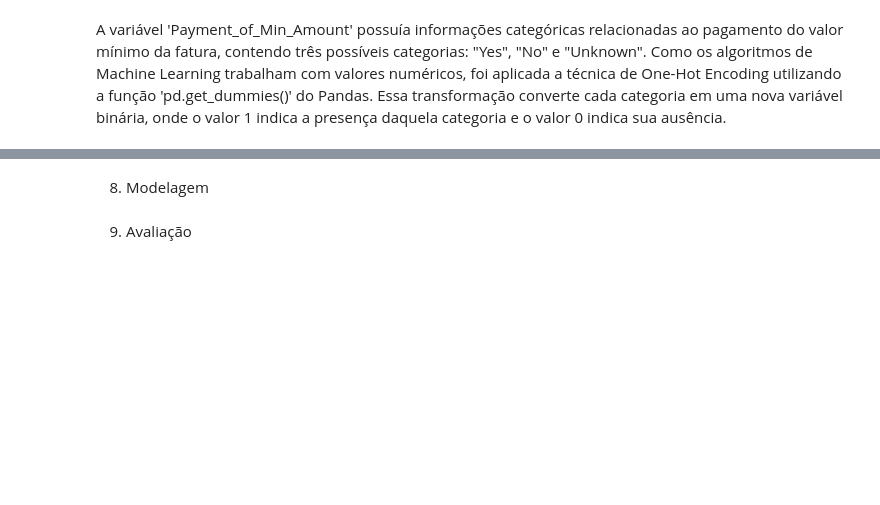
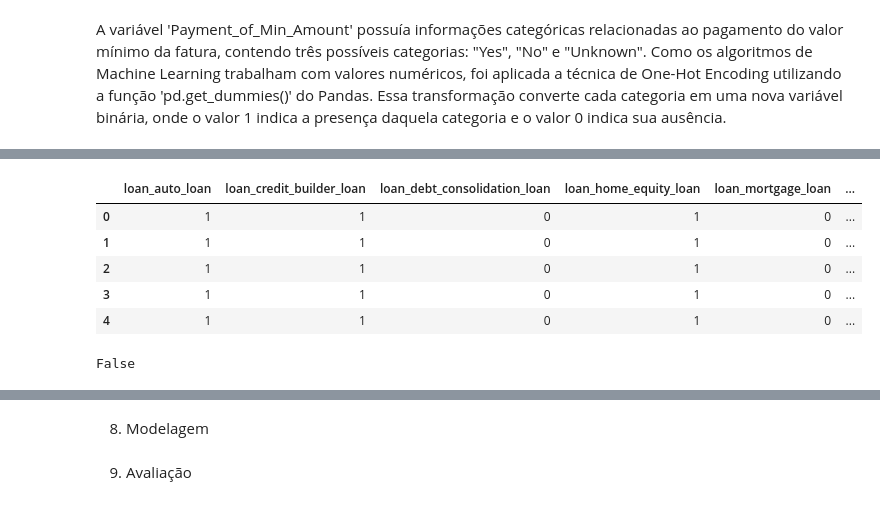
Before and after one commit to brunahirschle/Projeto-Final-DG, a Jupyter notebook: notebook/projeto_final.ipynb, the cells around one changed output, grey strips where cells are left out. Drawn from its saved outputs; the diff is of its cells as text; code cells hidden in the pictures; blank space fills up the shorter version.

```diff
--- a/notebook/projeto_final.ipynb
+++ b/notebook/projeto_final.ipynb
@@ -2383,0 +2437,13 @@ Essa transformação converte cada categoria em uma nova variável binária, ond
+# %%
+loan_types = set()
+
+for loans in df['Type_of_Loan']:
+    loans = loans.replace(' and ', ', ')
+
+    for loan in loans.split(','):
+        loan = loan.strip()
+
+        if loan and loan != 'Not Specified':
+            loan_types.add(loan)
+
+sorted(loan_types)
@@ -2383,0 +2460,33 @@ Essa transformação converte cada categoria em uma nova variável binária, ond
+# %%
+loan_types = [
+    'Auto Loan',
+    'Credit-Builder Loan',
+    'Debt Consolidation Loan',
+    'Home Equity Loan',
+    'Mortgage Loan',
+    'No Loan',
+    'Payday Loan',
+    'Personal Loan',
+    'Student Loan'
+]
+
+for loan in loan_types:
+    column_name = (
+        loan.lower()
+        .replace('-', '_')
+        .replace(' ', '_')
+    )
+
+    df[f'loan_{column_name}'] = df['Type_of_Loan'].str.contains(
+        loan,
+        regex=False
+    ).astype(int)
+# %%
+df.filter(like='loan_').head()
+# %% [output]
+|  | loan_auto_loan | loan_credit_builder_loan | loan_debt_consolidation_loan | loan_home_equity_loan | loan_mortgage_loan | ... |
+| 0 | 1 | 1 | 0 | 1 | 0 | ... |
+| 1 | 1 | 1 | 0 | 1 | 0 | ... |
+| 2 | 1 | 1 | 0 | 1 | 0 | ... |
+| 3 | 1 | 1 | 0 | 1 | 0 | ... |
+| 4 | 1 | 1 | 0 | 1 | 0 | ... |
@@ -2383,0 +2495,4 @@ Essa transformação converte cada categoria em uma nova variável binária, ond
+# %%
+'Type_of_Loan' in df.columns
+# %% [output]
+False
```
Also changed, not shown: parts of 17 cells of this notebook.
